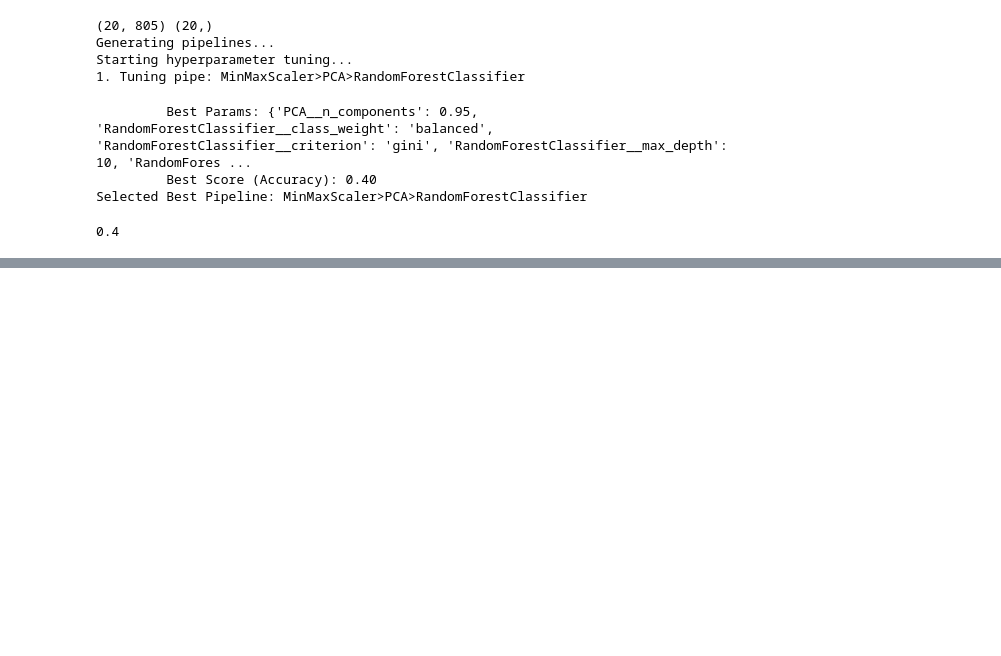
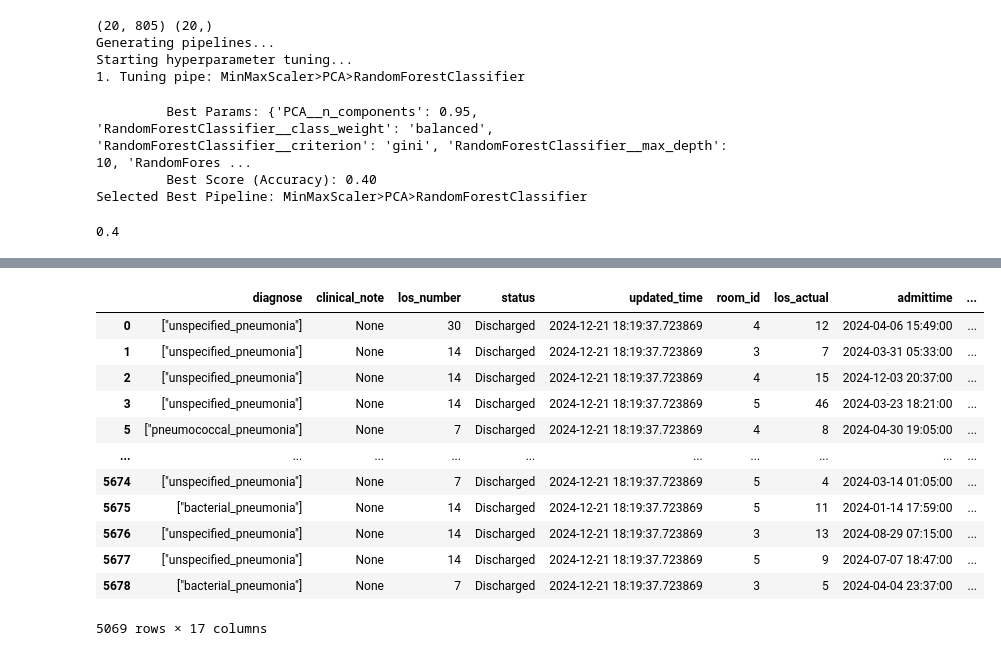
Before and after one commit to MinhPhuc1510/LengthOfStayPredictor, a Jupyter notebook: length_of_stay_prediction/test.ipynb, the cells around one changed output, grey strips where cells are left out. Cells and saved outputs as stored; diff of their text form; code cells hidden in the pictures; blank space fills up the shorter version.

```diff
--- a/length_of_stay_prediction/test.ipynb
+++ b/length_of_stay_prediction/test.ipynb
@@ -352,0 +410,73 @@ Selected Best Pipeline: MinMaxScaler>PCA>RandomForestClassifier
+# %%
+import numpy as np
+from datetime import datetime
+
+df_out = pd.DataFrame()
+df_out['diagnose'] = df['DIAGNOSIS'].str.replace("'", '"', regex=False)
+df_out['clinical_note'] = df['TEXT']
+random_choices = [3, 7, 14, 30]
+random_values = np.random.choice(random_choices, size=5679)
+df_out['los_number'] = random_values.tolist()
+
+
+last_4000_indices = df_out.index[-4000:]  # Get the indices of the last 4000 rows
+
+# Step 2: Update los_number based on LOS_label
+for index in last_4000_indices:
+    if df['LOS_label'].iloc[index] == 0:
+        df_out.at[index, 'los_number'] = 3
+    elif df['LOS_label'].iloc[index] == 1:
+        df_out.at[index, 'los_number'] = 7
+    elif df['LOS_label'].iloc[index] == 2:
+        df_out.at[index, 'los_number'] = 14
+    elif df['LOS_label'].iloc[index] == 3:
+        df_out.at[index, 'los_number'] = 30
+
+df_out['status'] = df['LOS'].apply(lambda x: 'Discharged' if pd.notnull(x) else 'In Treatment')
+df_out['updated_time'] = datetime.now()
+
+random_choices = [3, 4, 5]
+random_values = np.random.choice(random_choices, size=5679)
+df_out['room_id'] = random_values.tolist()
+df_out['los_actual'] = df['LOS'].astype(int)
+df_out['admittime'] = df['ADMITTIME']
+df_out['admission_type'] = df['ADMISSION_TYPE']
+df_out['dischtime'] = pd.to_datetime(df['ADMITTIME']) + pd.to_timedelta(df['LOS'], unit='d')
+df_out['dischtime_estimate'] = pd.to_datetime(df['ADMITTIME']) + pd.to_timedelta(df_out['los_number'], unit='d')
+df_out['hadm_id'] = df['HADM_ID']
+df_out['insurance'] = df['INSURANCE']
+df_out['subject_id'] = df['SUBJECT_ID'].astype(int)
+LOS_ID_TO_LABEL = {
+    0: 'Less than 3 days',
+    1: '3-7 days',
+    2: '7-14 days',
+    3: 'More than 14 days'
+}
+
+# Step 1: Map the LOS_label to los_actual_label using the LOS_ID_TO_LABEL dictionary
+df_out['los_actual_label'] = df['LOS_label'].map(LOS_ID_TO_LABEL)
+LOS_NUM_TO_LABEL = {
+    3: 'Less than 3 days',
+    7: '3-7 days',
+    14: '7-14 days',
+    30: 'More than 14 days'
+}
+df_out['los_label'] = df_out['los_number'].map(LOS_NUM_TO_LABEL)
+df_out['first_careunit'] = df['FIRST_CAREUNIT']
+df_out = df_out.drop_duplicates(subset=['hadm_id'])
+df_out['first_careunit'] = df_out['first_careunit'].fillna("ICU")
+df_out
+# %% [output]
+|  | diagnose | clinical_note | los_number | status | updated_time | room_id | los_actual | admittime | ... |
+| 0 | ["unspecified_pneumonia"] | None | 30 | Discharged | 2024-12-21 18:19:37.723869 | 4 | 12 | 2024-04-06 15:49:00 | ... |
+| 1 | ["unspecified_pneumonia"] | None | 14 | Discharged | 2024-12-21 18:19:37.723869 | 3 | 7 | 2024-03-31 05:33:00 | ... |
+| 2 | ["unspecified_pneumonia"] | None | 14 | Discharged | 2024-12-21 18:19:37.723869 | 4 | 15 | 2024-12-03 20:37:00 | ... |
+| 3 | ["unspecified_pneumonia"] | None | 14 | Discharged | 2024-12-21 18:19:37.723869 | 5 | 46 | 2024-03-23 18:21:00 | ... |
+| 5 | ["pneumococcal_pneumonia"] | None | 7 | Discharged | 2024-12-21 18:19:37.723869 | 4 | 8 | 2024-04-30 19:05:00 | ... |
+| ... | ... | ... | ... | ... | ... | ... | ... | ... | ... |
+| 5674 | ["unspecified_pneumonia"] | None | 7 | Discharged | 2024-12-21 18:19:37.723869 | 5 | 4 | 2024-03-14 01:05:00 | ... |
+| 5675 | ["bacterial_pneumonia"] | None | 14 | Discharged | 2024-12-21 18:19:37.723869 | 5 | 11 | 2024-01-14 17:59:00 | ... |
+| 5676 | ["unspecified_pneumonia"] | None | 14 | Discharged | 2024-12-21 18:19:37.723869 | 3 | 13 | 2024-08-29 07:15:00 | ... |
+| 5677 | ["unspecified_pneumonia"] | None | 14 | Discharged | 2024-12-21 18:19:37.723869 | 5 | 9 | 2024-07-07 18:47:00 | ... |
+| 5678 | ["bacterial_pneumonia"] | None | 7 | Discharged | 2024-12-21 18:19:37.723869 | 3 | 5 | 2024-04-04 23:37:00 | ... |
+5069 rows × 17 columns
```
Also changed, not shown: parts of 11 cells of this notebook, 1 other file.
